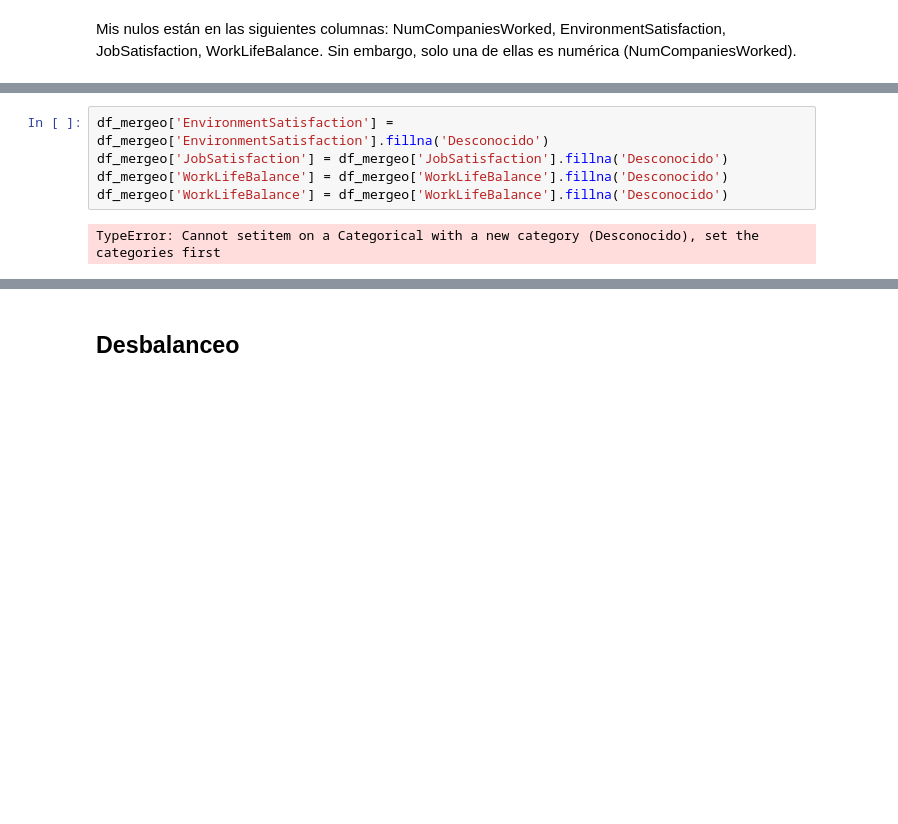
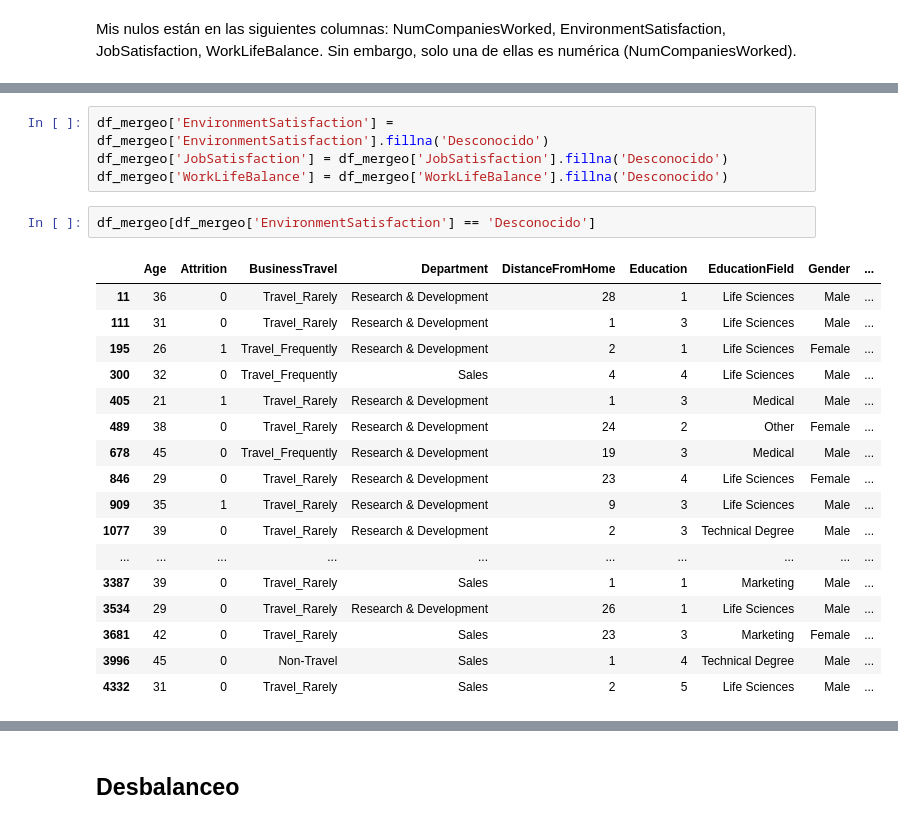
Before and after one commit to ngcarvajall/Proyecto8---Predicci-n-de-Retenci-n-de-Empleados, a Jupyter notebook: Modelos/EDA.ipynb, the cells around one changed output, grey strips where cells are left out. Saved outputs shown, nothing was run; the diff lists cells and outputs as text; blank space fills up the shorter version.

```diff
--- a/Modelos/EDA.ipynb
+++ b/Modelos/EDA.ipynb
@@ -471,6 +502,23 @@ memory usage: 592.0+ KB
 df_mergeo['EnvironmentSatisfaction'] = df_mergeo['EnvironmentSatisfaction'].fillna('Desconocido')
 df_mergeo['JobSatisfaction'] = df_mergeo['JobSatisfaction'].fillna('Desconocido')
 df_mergeo['WorkLifeBalance'] = df_mergeo['WorkLifeBalance'].fillna('Desconocido')
-df_mergeo['WorkLifeBalance'] = df_mergeo['WorkLifeBalance'].fillna('Desconocido')
-# %% [output]
-TypeError: Cannot setitem on a Categorical with a new category (Desconocido), set the categories first
+# %%
+df_mergeo[df_mergeo['EnvironmentSatisfaction'] == 'Desconocido']
+# %% [output]
+|  | Age | Attrition | BusinessTravel | Department | DistanceFromHome | Education | EducationField | Gender | ... |
+| 11 | 36 | 0 | Travel_Rarely | Research & Development | 28 | 1 | Life Sciences | Male | ... |
+| 111 | 31 | 0 | Travel_Rarely | Research & Development | 1 | 3 | Life Sciences | Male | ... |
+| 195 | 26 | 1 | Travel_Frequently | Research & Development | 2 | 1 | Life Sciences | Female | ... |
+| 300 | 32 | 0 | Travel_Frequently | Sales | 4 | 4 | Life Sciences | Male | ... |
+| 405 | 21 | 1 | Travel_Rarely | Research & Development | 1 | 3 | Medical | Male | ... |
+| 489 | 38 | 0 | Travel_Rarely | Research & Development | 24 | 2 | Other | Female | ... |
+| 678 | 45 | 0 | Travel_Frequently | Research & Development | 19 | 3 | Medical | Male | ... |
+| 846 | 29 | 0 | Travel_Rarely | Research & Development | 23 | 4 | Life Sciences | Female | ... |
+| 909 | 35 | 1 | Travel_Rarely | Research & Development | 9 | 3 | Life Sciences | Male | ... |
+| 1077 | 39 | 0 | Travel_Rarely | Research & Development | 2 | 3 | Technical Degree | Male | ... |
+| ... | ... | ... | ... | ... | ... | ... | ... | ... | ... |
+| 3387 | 39 | 0 | Travel_Rarely | Sales | 1 | 1 | Marketing | Male | ... |
+| 3534 | 29 | 0 | Travel_Rarely | Research & Development | 26 | 1 | Life Sciences | Male | ... |
+| 3681 | 42 | 0 | Travel_Rarely | Sales | 23 | 3 | Marketing | Female | ... |
+| 3996 | 45 | 0 | Non-Travel | Sales | 1 | 4 | Technical Degree | Male | ... |
+| 4332 | 31 | 0 | Travel_Rarely | Sales | 2 | 5 | Life Sciences | Male | ... |
```
Also changed, not shown: parts of 27 cells of this notebook, 1 other file.
